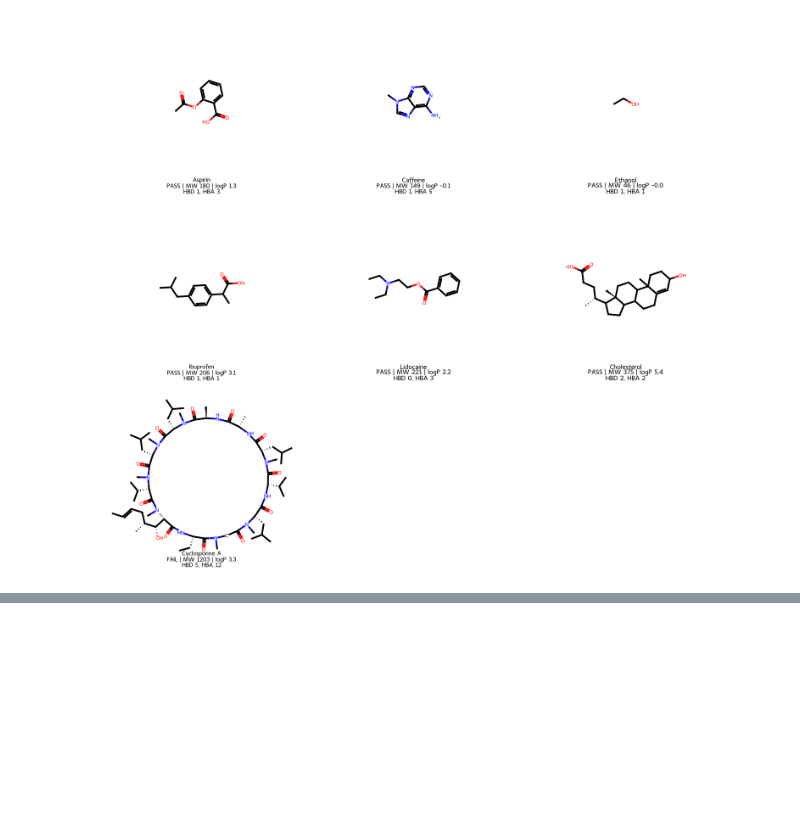
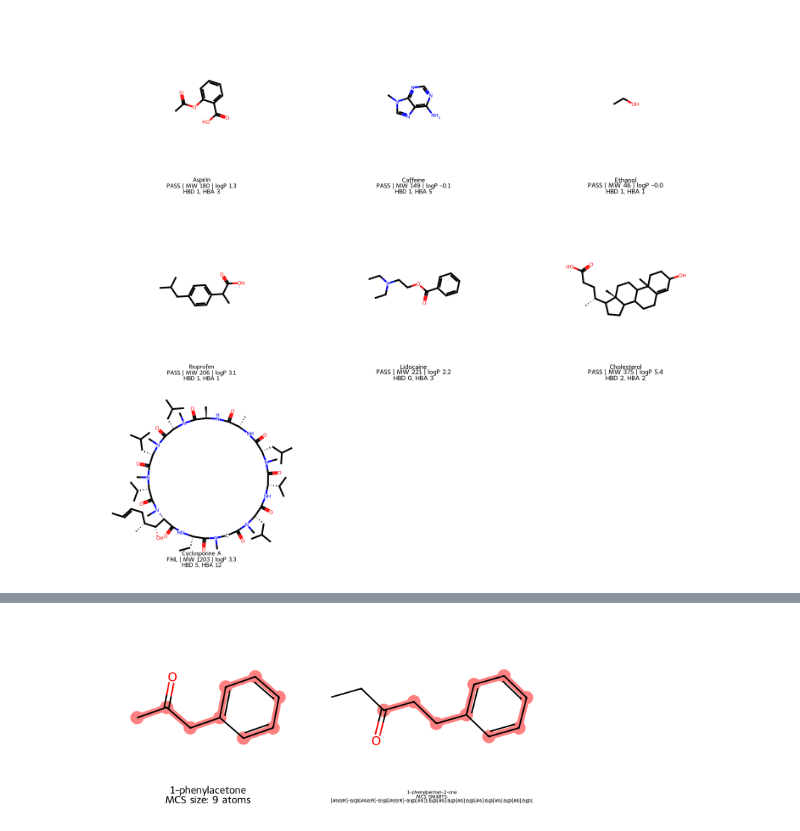
Before and after one commit to Svatunek-Lab/teaching, a Jupyter notebook: 2025_University_of_Malaya_Intro_Chemistry_Python/RDkit.ipynb, the cells around one changed output, grey strips where cells are left out. Cells and saved outputs as stored; diff of their text form; code cells hidden in the pictures; blank space fills up the shorter version.

```diff
--- a/2025_University_of_Malaya_Intro_Chemistry_Python/RDkit.ipynb
+++ b/2025_University_of_Malaya_Intro_Chemistry_Python/RDkit.ipynb
@@ -356,0 +600,42 @@ img
+# %%
+from rdkit.Chem import rdFMCS, Draw
+
+
+# Find Maximum Common Substructure
+mcs = rdFMCS.FindMCS(
+    [mol_a, mol_b],
+    ringMatchesRingOnly=True,      # avoid breaking rings
+    completeRingsOnly=False,
+    matchValences=True,
+    timeout=5
+)
+
+mcs_smarts = mcs.smartsString
+mcs_mol = Chem.MolFromSmarts(mcs_smarts)
+
+# Map MCS to both molecules (get atom & bond indices to highlight)
+match_a = mol_a.GetSubstructMatch(mcs_mol)
+match_b = mol_b.GetSubstructMatch(mcs_mol)
+
+bonds_a = []
+for i,j in zip(match_a, match_a[1:]):  # collect bonds along matched path
+    b = mol_a.GetBondBetweenAtoms(i,j)
+    if b: bonds_a.append(b.GetIdx())
+
+bonds_b = []
+for i,j in zip(match_b, match_b[1:]):
+    b = mol_b.GetBondBetweenAtoms(i,j)
+    if b: bonds_b.append(b.GetIdx())
+
+# Draw side-by-side with MCS highlighted
+img = Draw.MolsToGridImage(
+    [mol_a, mol_b],
+    legends=[f"{name_a}\nMCS size: {mcs.numAtoms} atoms", f"{name_b}\nMCS SMARTS:\n{mcs_smarts}"],
+    highlightAtomLists=[list(match_a), list(match_b)],
+    highlightBondLists=[bonds_a, bonds_b],
+    subImgSize=(300,260),
+    useSVG=False
+)
+img
+# %% [output]
+[figure, added]
```
Also changed, not shown: parts of 15 cells of this notebook.
